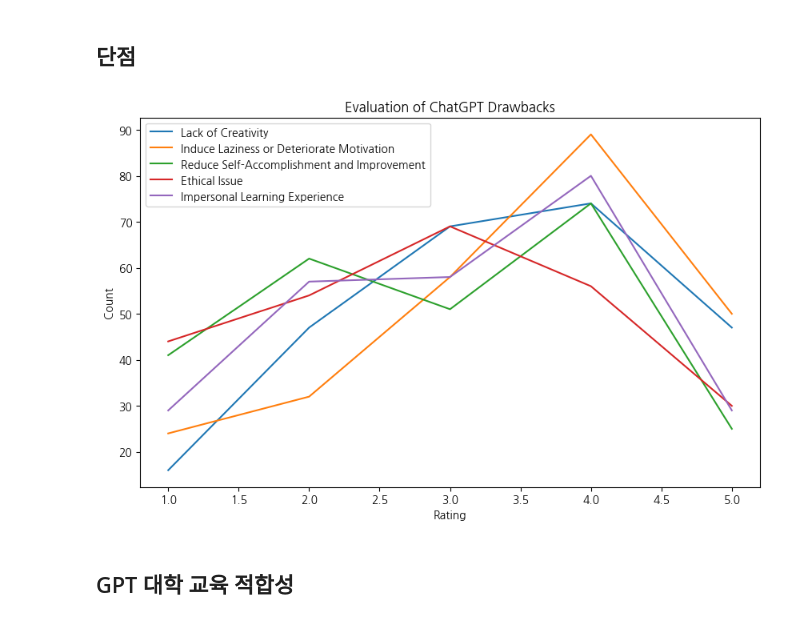
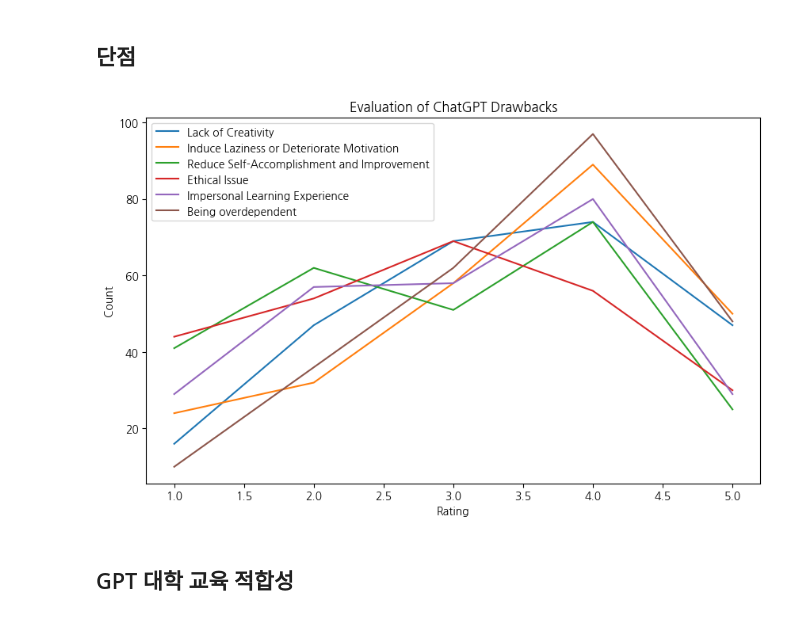
Before and after one commit to diatomicC/FYP_Form_Analysis__Automation, a Jupyter notebook: FYP_analysis.ipynb, the cells around one changed output. Saved outputs shown, nothing was run; the diff lists cells and outputs as text; code cells hidden in the pictures.

```diff
--- a/FYP_analysis.ipynb
+++ b/FYP_analysis.ipynb
@@ -360,26 +329,28 @@ plt.show()
 # %%
 # 데이터 준비
 lack_of_creativity = df['다음 중 ChatGPT의 단점을 1(별로 못느낀다)에서 5(많이 느낀다)까지 평가해주세요. [Lack of creativity]'].value_counts().sort_index()
 induce_laziness = df['다음 중 ChatGPT의 단점을 1(별로 못느낀다)에서 5(많이 느낀다)까지 평가해주세요. [Induce laziness or deteriorate motivation]'].value_counts().sort_index()
 reduce_self_improvement = df['다음 중 ChatGPT의 단점을 1(별로 못느낀다)에서 5(많이 느낀다)까지 평가해주세요. [Reduce self-accomplishment and improvement]'].value_counts().sort_index()
 ethical_issue = df['다음 중 ChatGPT의 단점을 1(별로 못느낀다)에서 5(많이 느낀다)까지 평가해주세요. [Ethical issue]'].value_counts().sort_index()
 impersonal_experience = df['다음 중 ChatGPT의 단점을 1(별로 못느낀다)에서 5(많이 느낀다)까지 평가해주세요. [Impersonal learning experience]'].value_counts().sort_index()
+overdependent = df['다음 중 ChatGPT의 단점을 1(별로 못느낀다)에서 5(많이 느낀다)까지 평가해주세요. [Being overdependent]'].value_counts().sort_index()
 
 # 그래프 그리기
 plt.figure(figsize=(10,6))
 plt.plot(lack_of_creativity, label='Lack of Creativity')
 plt.plot(induce_laziness, label='Induce Laziness or Deteriorate Motivation')
 plt.plot(reduce_self_improvement, label='Reduce Self-Accomplishment and Improvement')
 plt.plot(ethical_issue, label='Ethical Issue')
 plt.plot(impersonal_experience, label='Impersonal Learning Experience')
+plt.plot(overdependent, label='Being overdependent')
 
 plt.xlabel('Rating')
 plt.ylabel('Count')
 plt.title('Evaluation of ChatGPT Drawbacks')
 plt.legend()
 plt.show()
 # %% [output]
-[figure, old version]
+[figure, new version]
 # %% [markdown]
 ## GPT 대학 교육 적합성
 # %%
```
Also changed, not shown: parts of 14 cells of this notebook, 1 other file.
